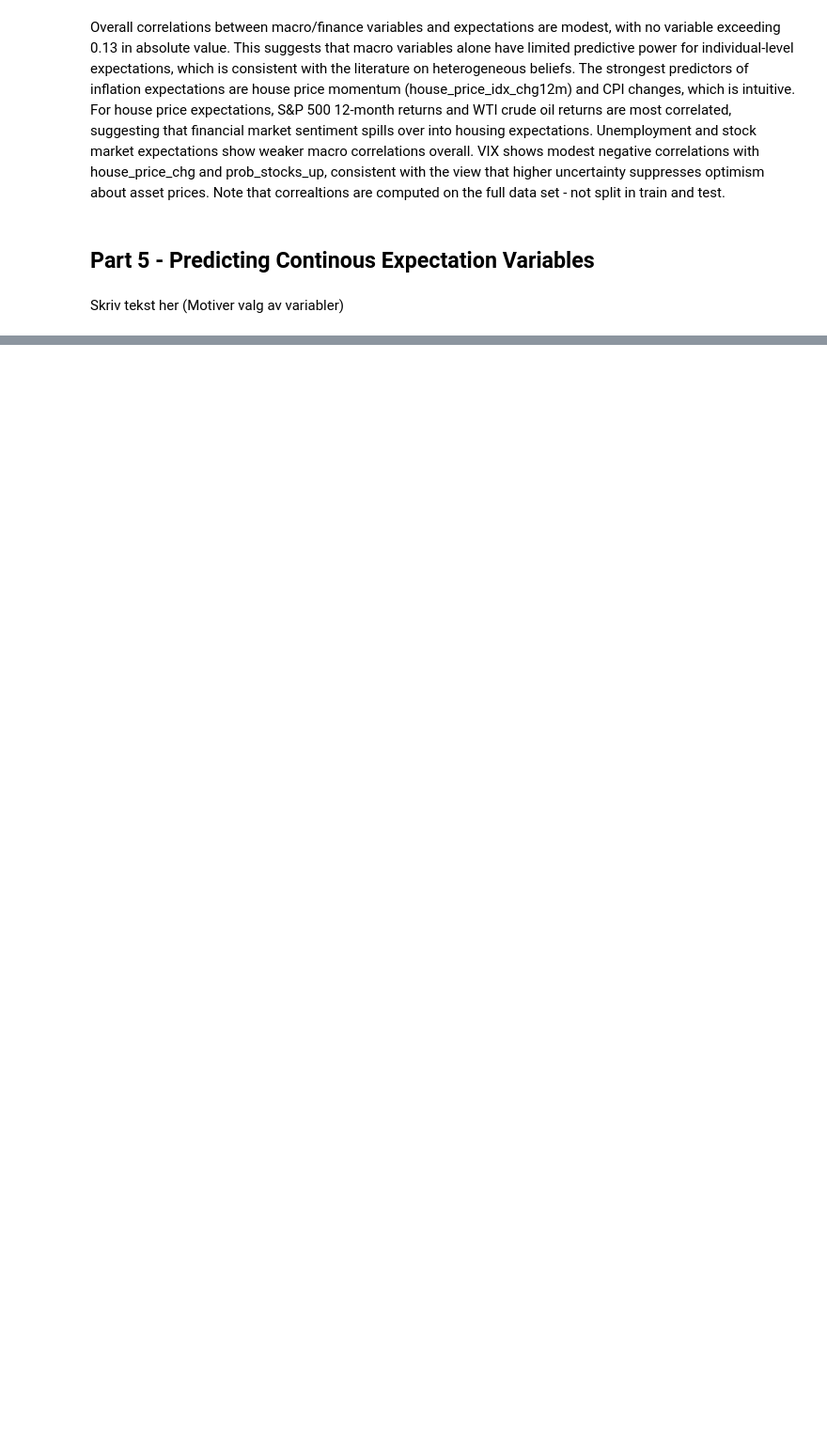
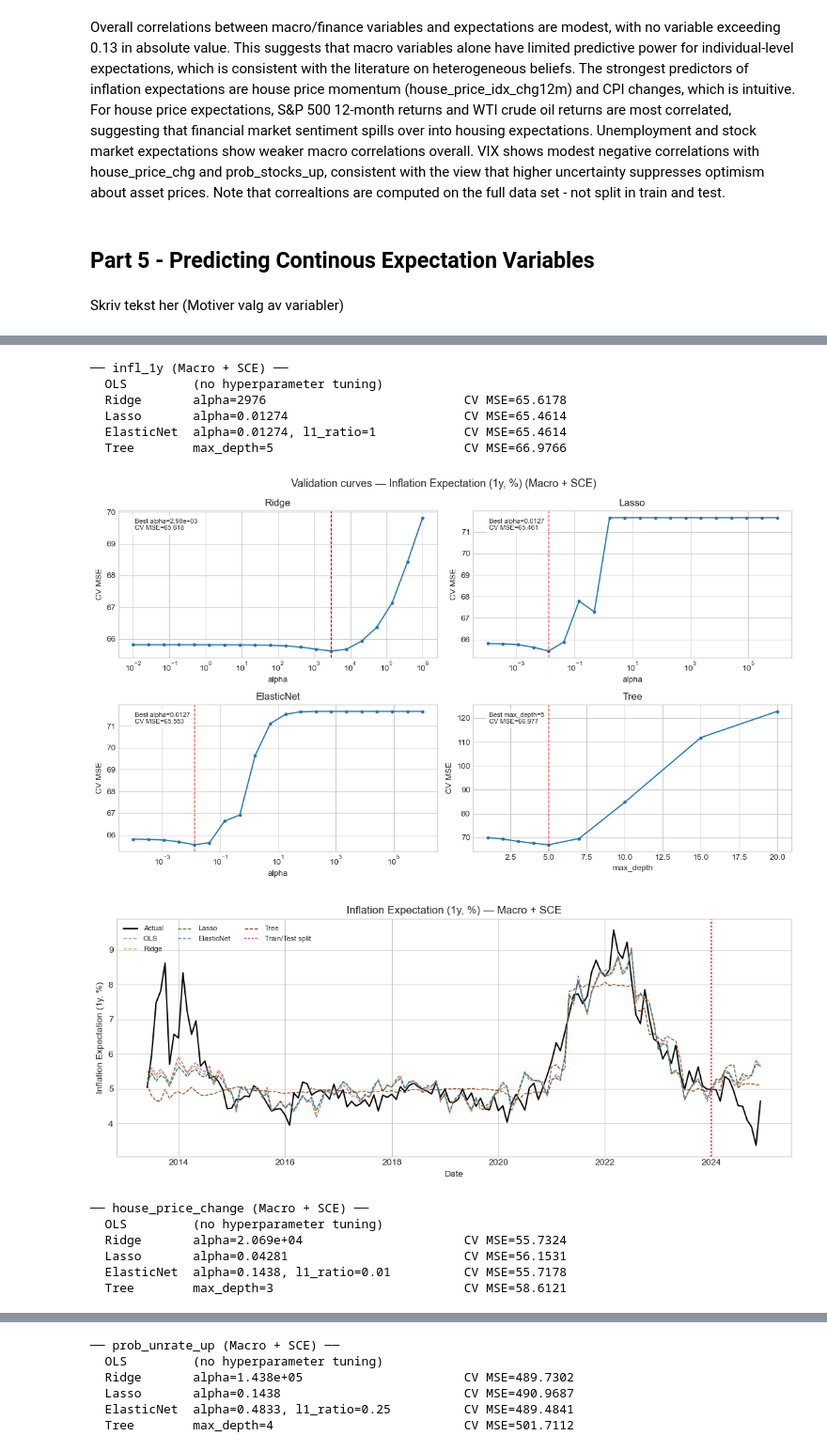
Before and after one commit to MHS17-NHH/FIE463-V26, a Jupyter notebook: data/solution.ipynb, the cells around one changed output, grey strips where cells are left out. Shown at 94% size. Saved outputs shown, nothing was run; the diff lists cells and outputs as text; code cells hidden in the pictures; blank space fills up the shorter version.

```diff
--- a/data/solution.ipynb
+++ b/data/solution.ipynb
@@ -1261,0 +1145,24 @@ summary_df
+# %%
+# ── Step 2: Macro + SCE ───────────────────────────────────────────────────────
+num, cat = FEATURE_SETS["Macro + SCE"]
+
+for target in TARGETS:
+    res = run_cv_for_target(train, target, num, cat, "Macro + SCE")
+    plot_predictions(res, train, test, target, num, cat, "Macro + SCE")
+    macro_sce_results[target] = res
+    all_metrics.append(test_metrics(res, test, target, num, cat, "Macro + SCE"))
+# %% [output]
+── infl_1y (Macro + SCE) ──
+  OLS         (no hyperparameter tuning)
+  Ridge       alpha=2976                           CV MSE=65.6178
+  Lasso       alpha=0.01274                        CV MSE=65.4614
+  ElasticNet  alpha=0.01274, l1_ratio=1            CV MSE=65.4614
+  Tree        max_depth=5                          CV MSE=66.9766
+[figure, added]
+[figure, added]
+── house_price_change (Macro + SCE) ──
+  OLS         (no hyperparameter tuning)
+  Ridge       alpha=2.069e+04                      CV MSE=55.7324
+  Lasso       alpha=0.04281                        CV MSE=56.1531
+  ElasticNet  alpha=0.1438, l1_ratio=0.01          CV MSE=55.7178
+  Tree        max_depth=3                          CV MSE=58.6121
@@ -1261,0 +1171,6 @@ summary_df
+── prob_unrate_up (Macro + SCE) ──
+  OLS         (no hyperparameter tuning)
+  Ridge       alpha=1.438e+05                      CV MSE=489.7302
+  Lasso       alpha=0.1438                         CV MSE=490.9687
+  ElasticNet  alpha=0.4833, l1_ratio=0.25          CV MSE=489.4841
+  Tree        max_depth=4                          CV MSE=501.7112
```
Also changed, not shown: parts of 79 cells of this notebook.
